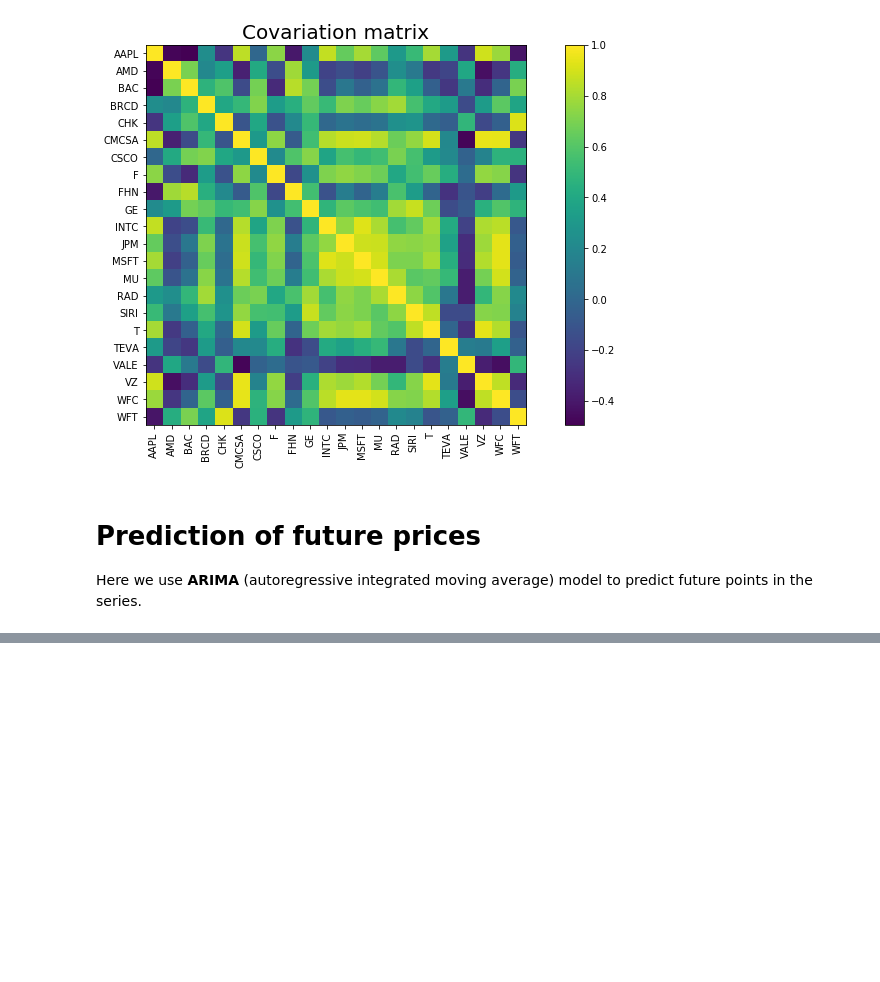
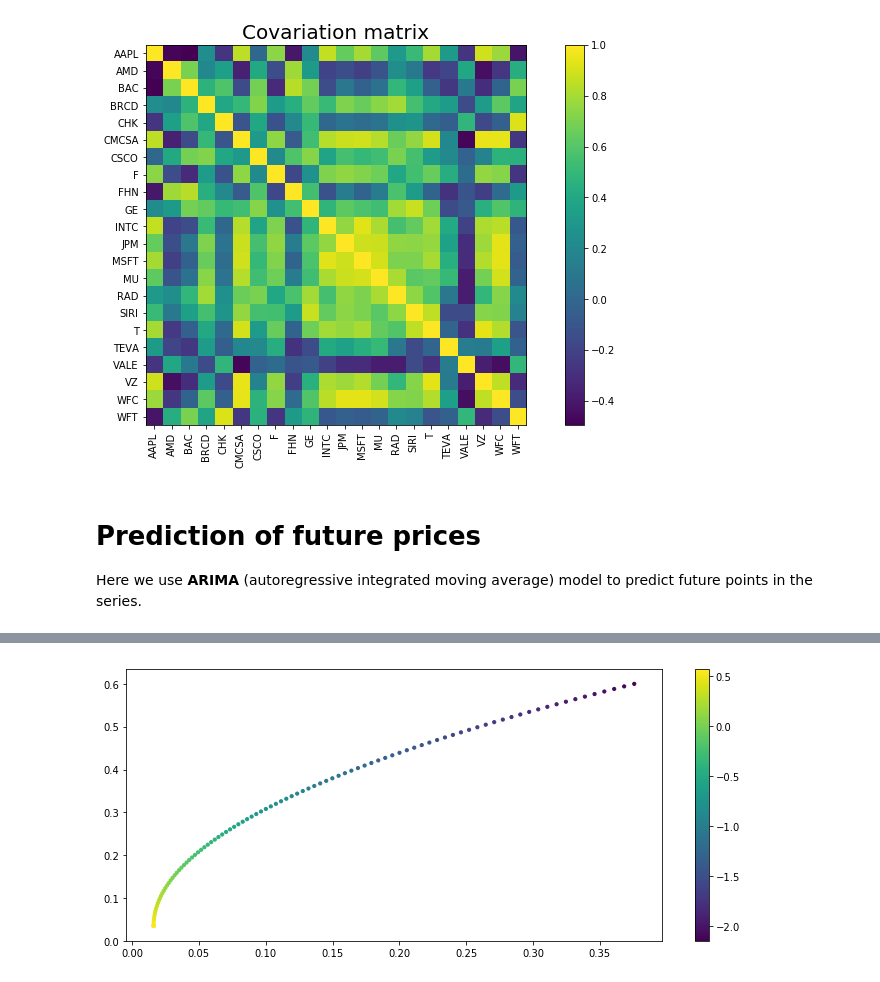
Before and after one commit to fedimser/MarkowitzPortfolio, a Jupyter notebook: code/Markovitz_new.ipynb, the cells around one changed output, grey strips where cells are left out. Drawn from its saved outputs; the diff is of its cells as text; code cells hidden in the pictures; blank space fills up the shorter version.

```diff
--- a/code/Markovitz_new.ipynb
+++ b/code/Markovitz_new.ipynb
@@ -180,0 +294,15 @@ print(predictions)
+# %%
+# Collect results
+
+results_1 = []
+for p in np.linspace(0.01, 0.6, 100):
+    opt_portfolio = get_optimal_portfoilio_for_known_predictions(prices, T-1, p, predictions)
+    mean, var, profit = get_mean_variance(prices, T-1, predictions, opt_portfolio, PERIOD)
+    results_1.append([mean, var, profit])
+
+results_1 = np.array(results_1)
+plt.figure(figsize=(12, 5))
+plt.scatter(results_1[:, 1], results_1[:, 0], c = results_1[:,2], s=10)
+plt.colorbar();
+# %% [output]
+[figure, added]
```
Also changed, not shown: parts of 26 cells of this notebook.
